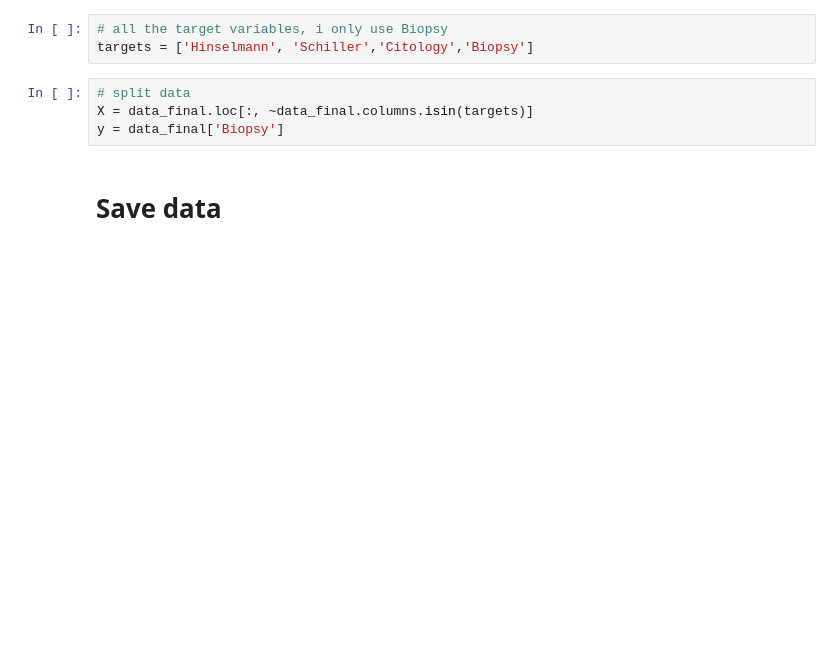
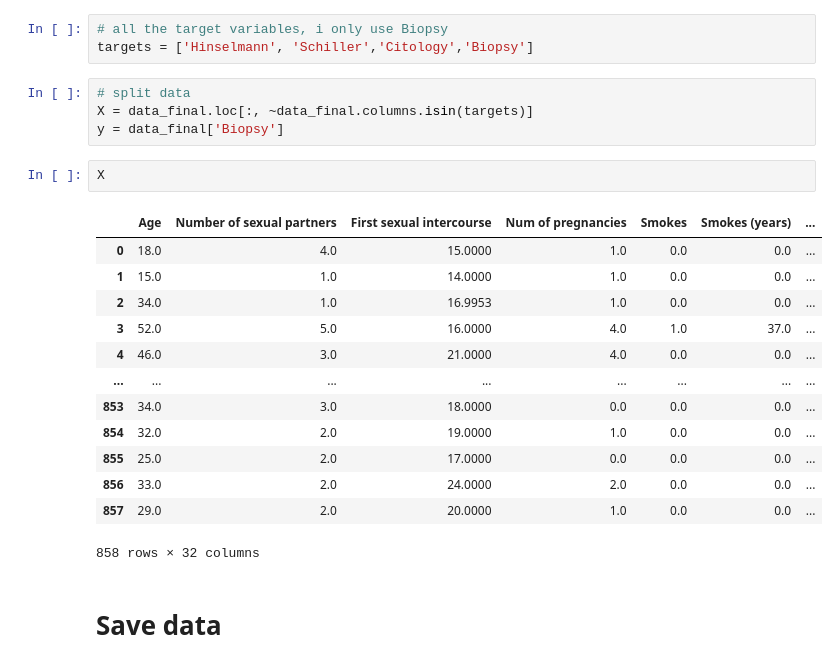
Before and after one commit to mixerupper/ice_feature_impact, a Jupyter notebook: notebooks/00-data-generation-and-cleaning/01-cervical-cancer-risk.ipynb, the cells around one changed output. Cells and saved outputs as stored; diff of their text form; blank space fills up the shorter version.

```diff
--- a/notebooks/00-data-generation-and-cleaning/01-cervical-cancer-risk.ipynb
+++ b/notebooks/00-data-generation-and-cleaning/01-cervical-cancer-risk.ipynb
@@ -32,6 +32,22 @@ targets = ['Hinselmann', 'Schiller','Citology','Biopsy']
 # split data
 X = data_final.loc[:, ~data_final.columns.isin(targets)]
 y = data_final['Biopsy']
+# %%
+X
+# %% [output]
+|  | Age | Number of sexual partners | First sexual intercourse | Num of pregnancies | Smokes | Smokes (years) | ... |
+| 0 | 18.0 | 4.0 | 15.0000 | 1.0 | 0.0 | 0.0 | ... |
+| 1 | 15.0 | 1.0 | 14.0000 | 1.0 | 0.0 | 0.0 | ... |
+| 2 | 34.0 | 1.0 | 16.9953 | 1.0 | 0.0 | 0.0 | ... |
+| 3 | 52.0 | 5.0 | 16.0000 | 4.0 | 1.0 | 37.0 | ... |
+| 4 | 46.0 | 3.0 | 21.0000 | 4.0 | 0.0 | 0.0 | ... |
+| ... | ... | ... | ... | ... | ... | ... | ... |
+| 853 | 34.0 | 3.0 | 18.0000 | 0.0 | 0.0 | 0.0 | ... |
+| 854 | 32.0 | 2.0 | 19.0000 | 1.0 | 0.0 | 0.0 | ... |
+| 855 | 25.0 | 2.0 | 17.0000 | 0.0 | 0.0 | 0.0 | ... |
+| 856 | 33.0 | 2.0 | 24.0000 | 2.0 | 0.0 | 0.0 | ... |
+| 857 | 29.0 | 2.0 | 20.0000 | 1.0 | 0.0 | 0.0 | ... |
+858 rows × 32 columns
 # %% [markdown]
 # Save data
 # %%
```
Also changed, not shown: parts of 1 cell of this notebook, 2 other files.
